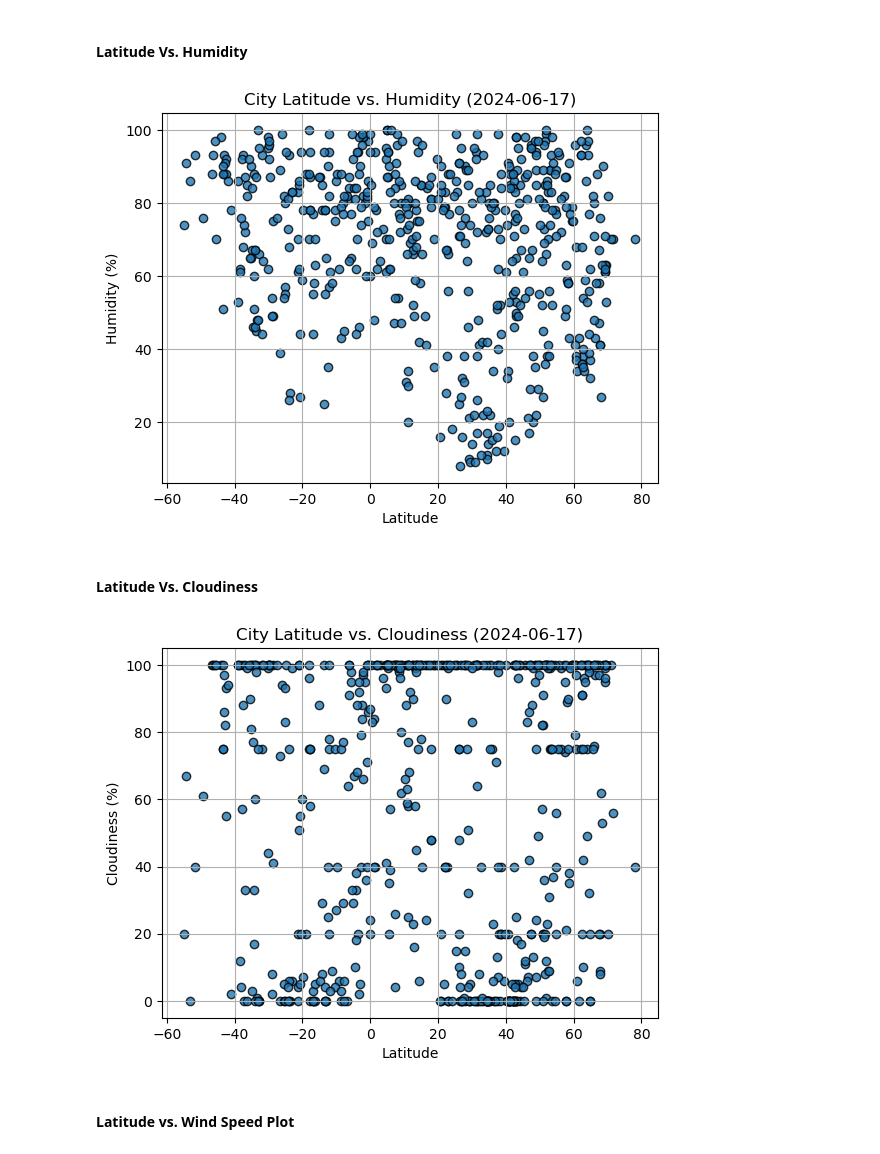
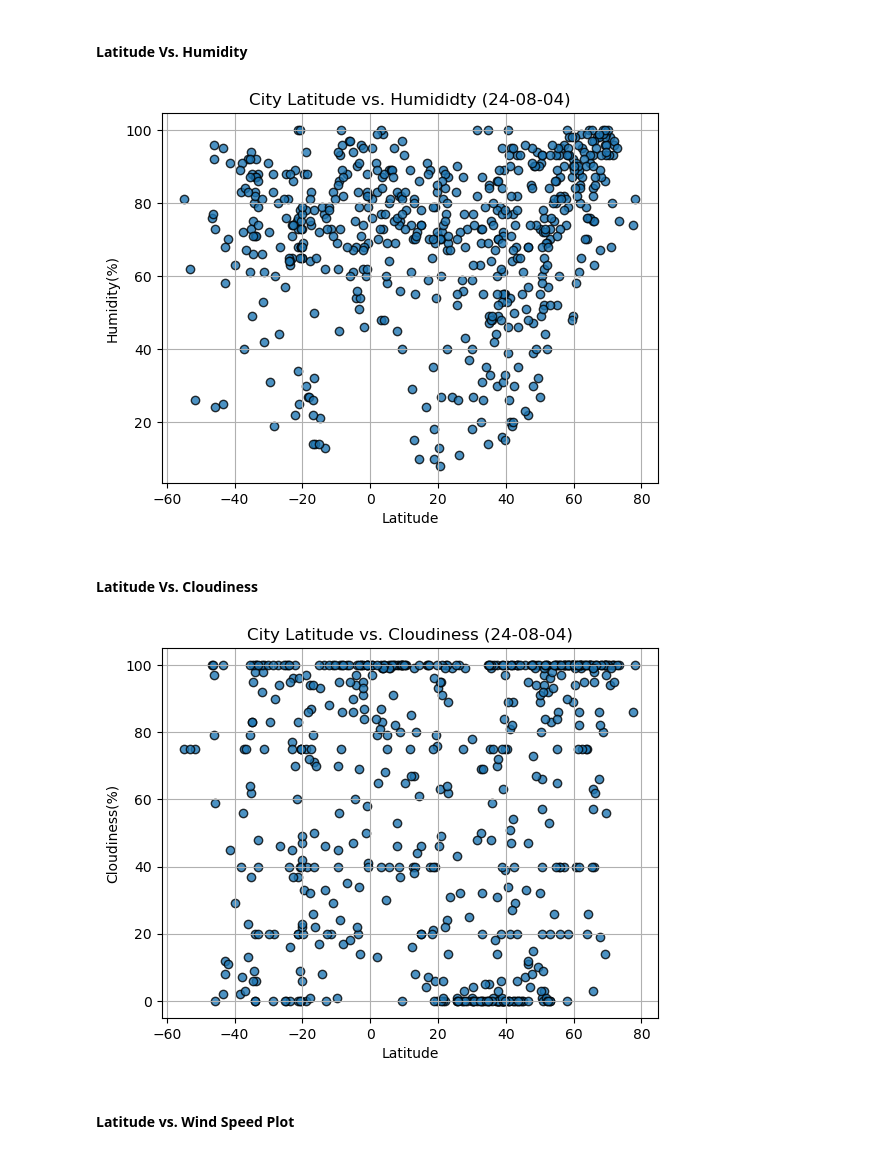
Before and after one commit to ashley-charles/python-api-challenge, a Jupyter notebook: WeatherPy/WeatherPy.ipynb, the cells around one changed output. Cells and saved outputs as stored; diff of their text form; code cells hidden in the pictures.

Commit message:
python-api-challenge

```diff
--- a/WeatherPy/WeatherPy.ipynb
+++ b/WeatherPy/WeatherPy.ipynb
@@ -163,6 +162,6 @@ city_data_df.to_csv(r"C:\Users\ashle\python-api-challenge\cities.csv", index_lab
 # %%
 # Read saved data
-city_data_df = pd.read_csv(r"C:\Users\ashle\python-api-challenge\cities.csv", index_col="City_ID")
+city_data_df = pd.read_csv(r"C:\Users\ashle\python-api-challenge\WeatherPy\cities.csv", index_col ="City_ID")
 
 # Display sample data
 city_data_df.head()
@@ -196,34 +206,52 @@ plt.show()
 #### Latitude Vs. Humidity
 # %%
 # Build the scatter plots for latitude vs. humidity
-# YOUR CODE HERE
+plt.scatter(city_data_df['Lat'],
+           city_data_df['Humidity'],edgecolor='black',
+            linewidth=1,
+            marker='o',
+            alpha=0.8,label='cities')
 
 # Incorporate the other graph properties
-# YOUR CODE HERE
+date = time.strftime('%y-%m-%d')
+
+plt.title(f"City Latitude vs. Humididty ({date})")
+plt.xlabel('Latitude')
+plt.ylabel('Humidity(%)')
+plt.grid(True)
 
 # Save the figure
-plt.savefig("output_data/Fig2.png")
+plt.savefig(r"C:\Users\ashle\python-api-challenge\WeatherPy/Fig2.png")
 
 # Show plot
 plt.show()
 # %% [output]
-[figure, old version]
+[figure, new version]
 # %% [markdown]
 #### Latitude Vs. Cloudiness
 # %%
 # Build the scatter plots for latitude vs. cloudiness
-# YOUR CODE HERE
+plt.scatter(city_data_df['Lat'],
+           city_data_df['Cloudiness'],edgecolor='black',
+            linewidth=1,
+            marker='o',
+            alpha=0.8,label='cities')
 
 # Incorporate the other graph properties
-# YOUR CODE HERE
+date = time.strftime('%y-%m-%d')
+
+plt.title(f"City Latitude vs. Cloudiness ({date})")
+plt.xlabel('Latitude')
+plt.ylabel('Cloudiness(%)')
+plt.grid(True)
 
 # Save the figure
-plt.savefig("output_data/Fig3.png")
+plt.savefig(r"C:\Users\ashle\python-api-challenge\WeatherPy/Fig3.png")
 
 # Show plot
 plt.show()
 # %% [output]
-[figure, old version]
+[figure, new version]
 # %% [markdown]
 #### Latitude vs. Wind Speed Plot
 # %%
```
Also changed, not shown: parts of 27 cells of this notebook, 5 other files.
